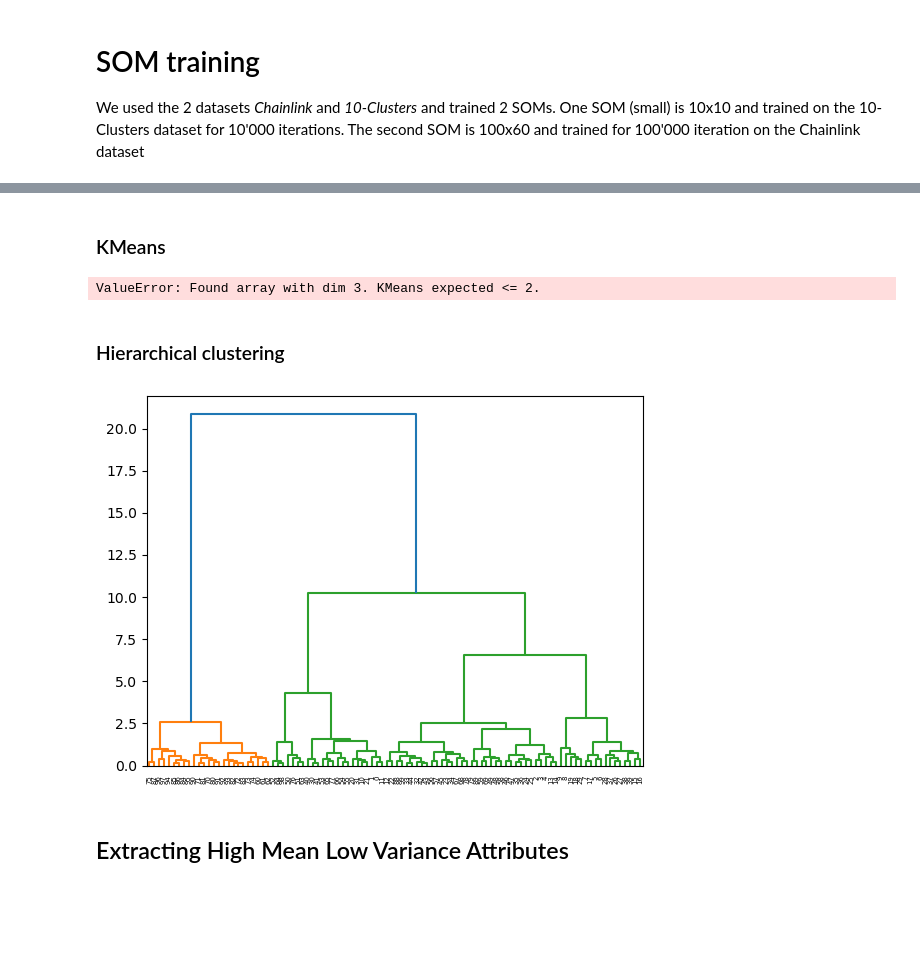
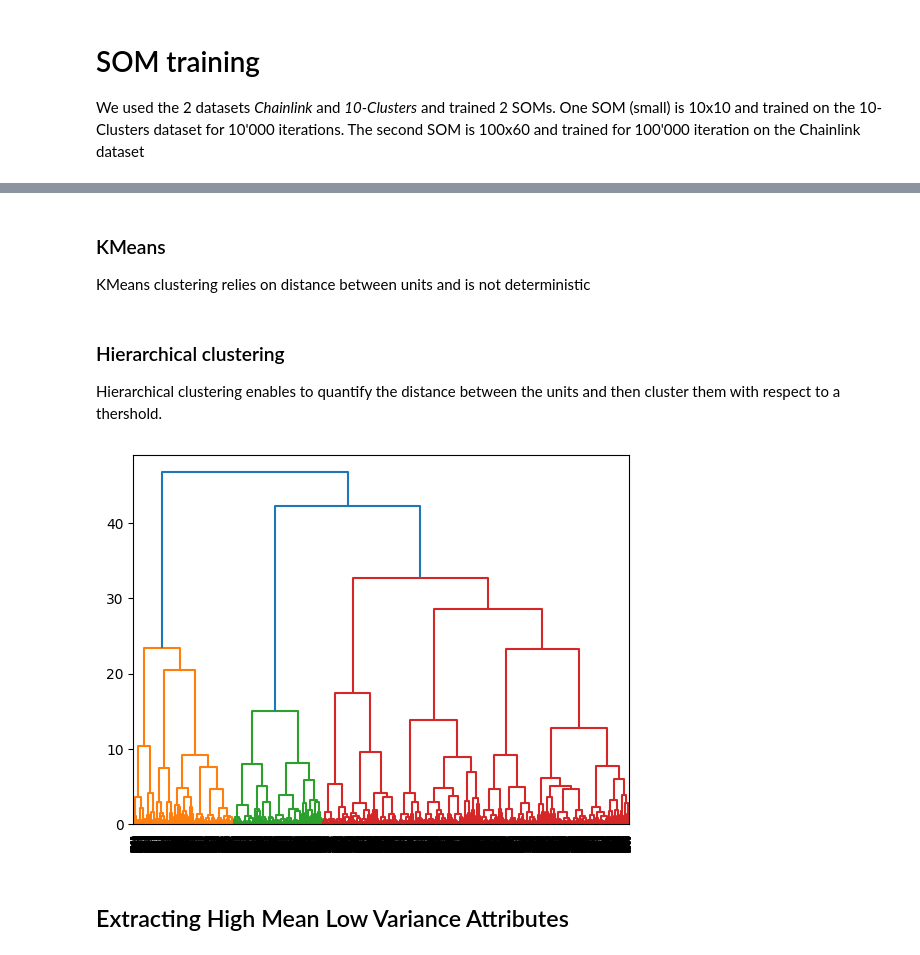
Before and after one commit to DaveRainer/SOS_ex03_PySOMVis, a Jupyter notebook: PySOMVis/coding_assignment.ipynb, the cells around one changed output, grey strips where cells are left out. Cells and saved outputs as stored; diff of their text form; code cells hidden in the pictures; blank space fills up the shorter version.

Commit message:
fix clustering, need to debug labeling

```diff
--- a/PySOMVis/coding_assignment.ipynb
+++ b/PySOMVis/coding_assignment.ipynb
@@ -74,4 +51,6 @@ def plot_clusters(predicted_clusters, name="Cluster", add_text=None, labels=None
 # %% [markdown]
 ### KMeans
+
+KMeans clustering relies on distance between units and is not deterministic
 # %%
 from sklearn.cluster import KMeans
@@ -89,26 +69,24 @@ def find_clusters_KMeans(data, k_clusters=3):
 import warnings
 
 warnings.filterwarnings("ignore")
+weight_small = weights_small_10cluster.flatten().reshape(100, 10)
 
-# Get the cluster for each units
-km_classifier = find_clusters_KMeans(weights_small_10cluster, k_clusters=10)
-
-kMean_clusters = km_classifier.predict(weights_small_10cluster)
-
-# km_classifier = find_clusters_KMeans(weights_big_chainlink, k_clusters=3)
-
-# kMean_clusters = km_classifier.predict(weights_big_chainlink)
+# Predict the cluster
+km_classifier = find_clusters_KMeans(weight_small, k_clusters=10)  # Initialize KMeans
+kMean_clusters = km_classifier.predict(weight_small)  # Predict clusters
-# %% [output]
-ValueError: Found array with dim 3. KMeans expected <= 2.
 # %% [markdown]
 ### Hierarchical clustering
+
+Hierarchical clustering enables to quantify the distance between the units and then cluster them with respect to a thershold.
 # %%
 from scipy.cluster.hierarchy import dendrogram, linkage, fcluster
 import matplotlib.pyplot as plt
 
 # Compute the hierarchical proximity
-linkage_data = linkage(weights['arr'], method='ward', metric='euclidean')
+weight_big = som_chainlink_big._weights.flatten().reshape(6000, 3)
+
+linkage_data = linkage(weight_big, method='ward', metric='euclidean')
 dendrogram(linkage_data)
 plt.show()
 # %% [output]
-[figure, old version]
+[figure, new version]
```
Also changed, not shown: parts of 20 cells of this notebook, 1 other file.
